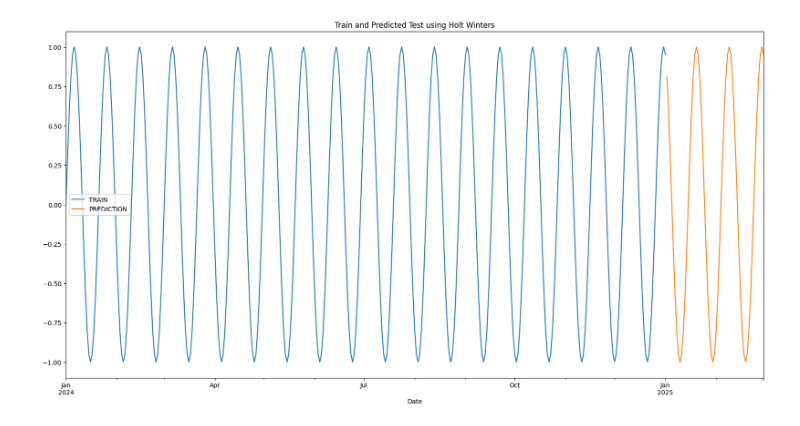
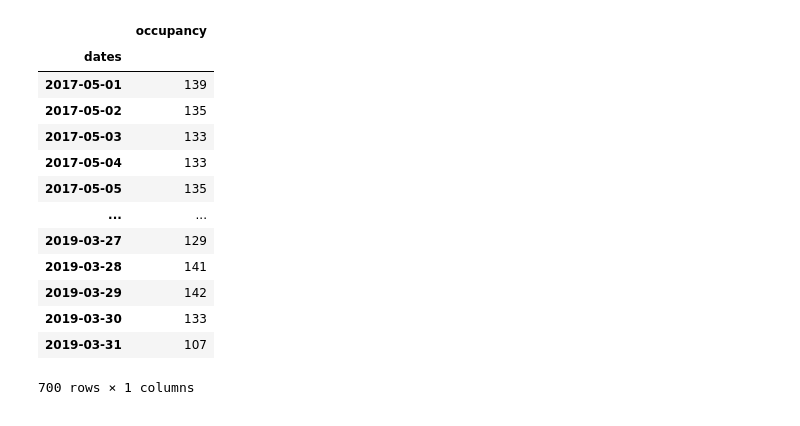
Before and after one commit to aaronbittel/intelligent-planning-of-care-staff, a Jupyter notebook: holt_winter/holt_winter_notebook.ipynb, the cells around one changed output. Drawn from its saved outputs; the diff is of its cells as text; code cells hidden in the pictures.

```diff
--- a/holt_winter/holt_winter_notebook.ipynb
+++ b/holt_winter/holt_winter_notebook.ipynb
@@ -333,21 +0,0 @@ Date
-# %%
-df.index.freq = 'D'
-
-sinus_model = ExponentialSmoothing(df['Sinus_Value'],trend=None,seasonal='add',seasonal_periods=60).fit()
-
-predictions_sinus = sinus_model.forecast(60)
-
-plt.figure(figsize=(20, 10))  # Set the size of the plot
-
-# Plot the training data
-df['Sinus_Value'].plot(legend=True, label='TRAIN')
-
-# Plot the test data
-predictions_sinus.plot(legend=True, label='PREDICTION')
-
-
-
-plt.title('Train and Predicted Test using Holt Winters')
-plt.show()  # Show the plot
-# %% [output]
-[figure, removed]
@@ -353,0 +36,26 @@ plt.show()  # Show the plot
+# %%
+#Input Daten
+health = pd.read_csv(
+    "../output/cut-data.csv",
+
+    usecols=["dates", "occupancy"],
+    index_col="dates",
+    parse_dates=True,
+)
+
+health
+# %% [output]
+|  | occupancy |
+| dates |  |
+| 2017-05-01 | 139 |
+| 2017-05-02 | 135 |
+| 2017-05-03 | 133 |
+| 2017-05-04 | 133 |
+| 2017-05-05 | 135 |
+| ... | ... |
+| 2019-03-27 | 129 |
+| 2019-03-28 | 141 |
+| 2019-03-29 | 142 |
+| 2019-03-30 | 133 |
+| 2019-03-31 | 107 |
+700 rows × 1 columns
```
Also changed, not shown: parts of 40 cells of this notebook.
